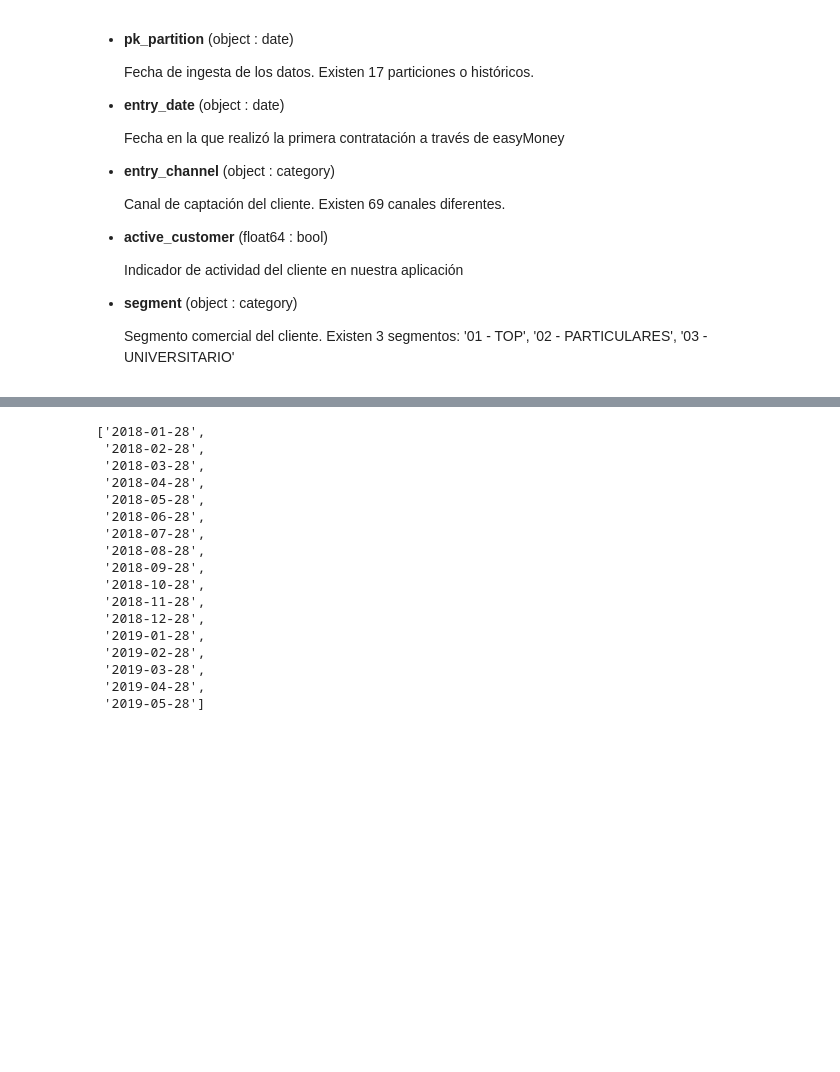
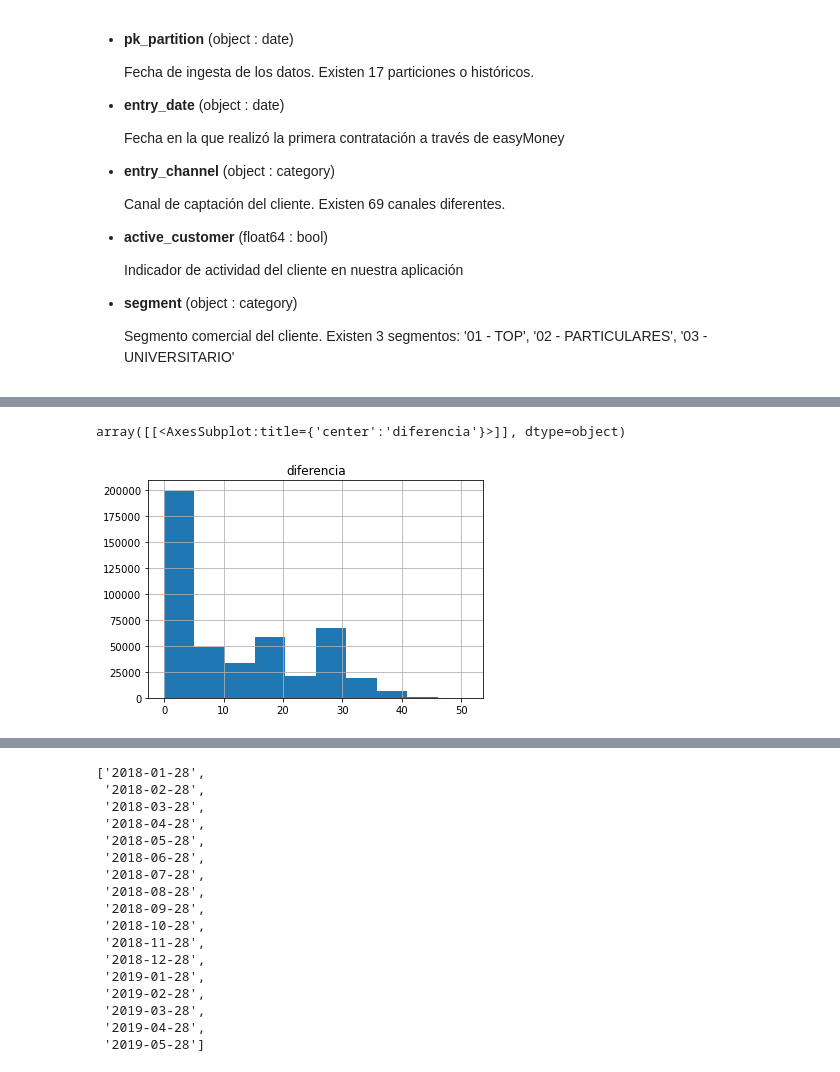
Before and after one commit to carlosperez1997/NDS_ProyectoFinal, a Jupyter notebook: eda_commercial_activity.ipynb, the cells around one changed output, grey strips where cells are left out. Cells and saved outputs as stored; diff of their text form; code cells hidden in the pictures; blank space fills up the shorter version.

```diff
--- a/eda_commercial_activity.ipynb
+++ b/eda_commercial_activity.ipynb
@@ -85,0 +160,13 @@ None
+# %%
+# Codificar variables logicas (1/0 = bool)
+from sys import getsizeof
+
+boolean_cols = ["short_term_deposit", "loans", "mortgage", "funds", "securities", "long_term_deposit", "em_account_pp", "credit_card", "payroll_account", "emc_account", "debit_card", "em_account_p", "em_acount", "payroll", "pension_plan"]
+# payroll y pension_plan tienen nulos en el dataset completo
+
+print('El dataframe products ocupa {} MB antes de codificar columnas boolean'.format(getsizeof(commercial_products)/1048576))
+
+for x in boolean_cols:
+    commercial_products[x] = commercial_products[x].astype(bool)
+
+print('El dataframe products_df ocupa {} MB después de codificar columnas boolean'.format(getsizeof(commercial_products)/1048576))
@@ -85,0 +188,5 @@ None
+# %%
+commercial_products_sorted = commercial_products.sort_values(by=['pk_cid', 'pk_partition'])
+# %%
+initial_commercial_products = commercial_products_sorted.groupby(['pk_cid']).first()
+initial_commercial_products.head()
@@ -85,0 +201,6 @@ None
+# %%
+list_products = ["short_term_deposit", "loans", "mortgage", "funds", "securities", "long_term_deposit", "em_account_pp", "credit_card", "payroll_account", "emc_account", "debit_card", "em_account_p", "em_acount"]
+
+initial_commercial_products['buy'] = initial_commercial_products[list_products].sum(axis=1)
+
+initial_commercial_products.head()
@@ -85,0 +275,10 @@ None
+# %%
+initial_commercial_products['pk_partition'] = pd.to_datetime(initial_commercial_products['pk_partition'])
+initial_commercial_products['entry_date'] = pd.to_datetime(initial_commercial_products['entry_date'])
+initial_commercial_products['diferencia'] = (initial_commercial_products['pk_partition'] - initial_commercial_products['entry_date'])/np.timedelta64(1, 'M')
+#round((prod_df['pk_partition'] - prod_df[prev_date])/np.timedelta64(1, 'M'))
+#initial_commercial_products['diferencia']
+initial_commercial_products.hist(column='diferencia')
+# %% [output]
+array([[<AxesSubplot:title={'center':'diferencia'}>]], dtype=object)
+[figure, added]
```
Also changed, not shown: parts of 35 cells of this notebook, 9 other files.
